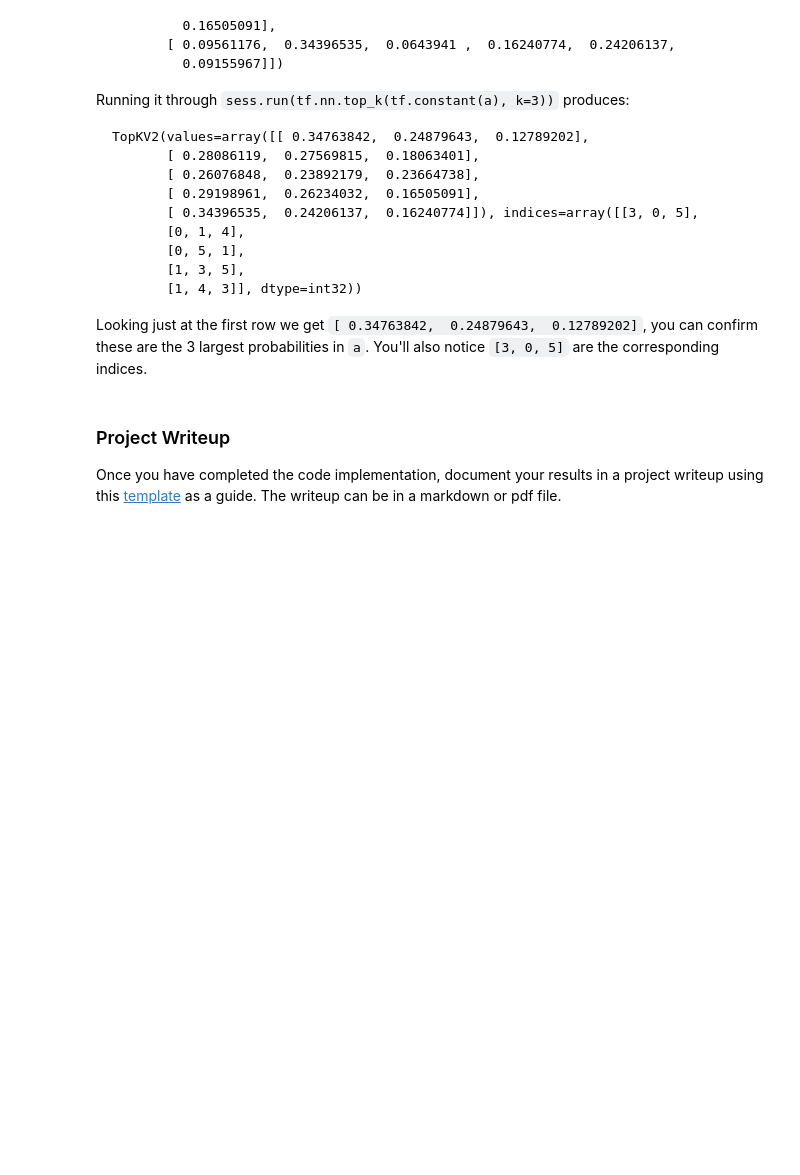
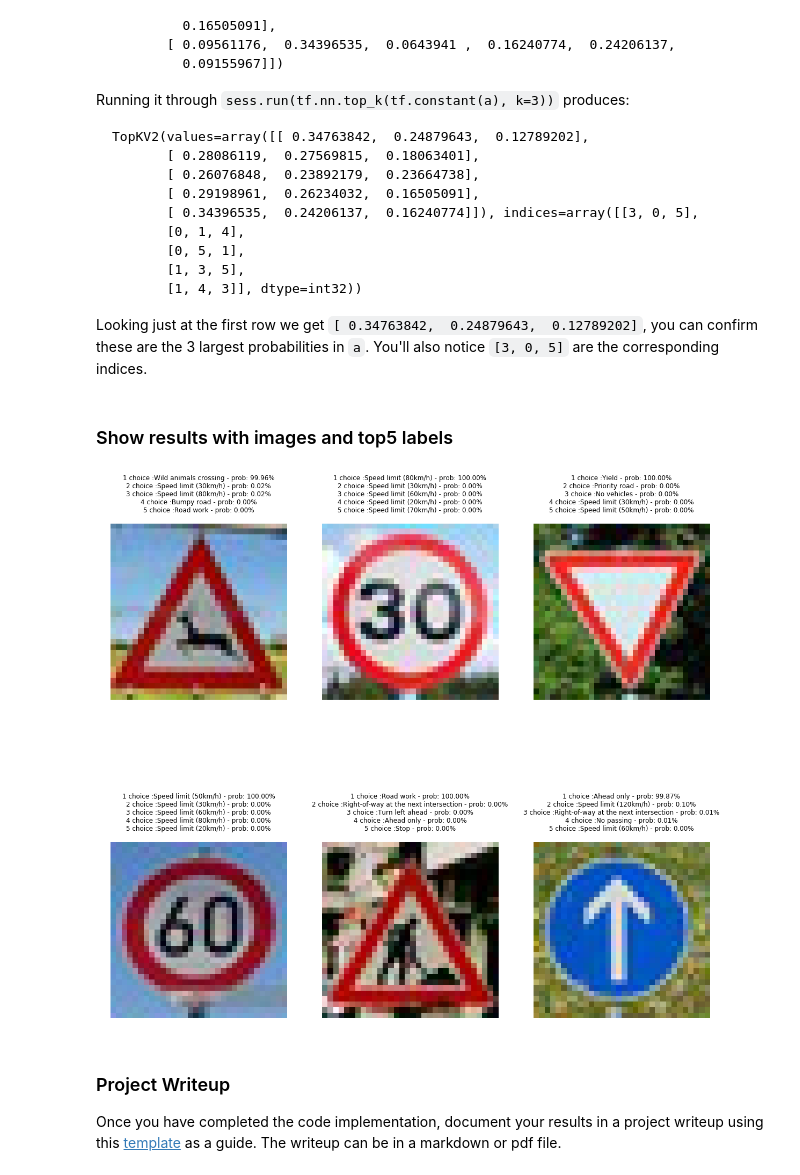
Before and after one commit to dariocazzani/self-driving-car-nanodegree, a Jupyter notebook: CarND-Traffic-Sign-Classifier-Project-master/Traffic_Sign_Classifier.ipynb, the cells around one changed output. Saved outputs shown, nothing was run; the diff lists cells and outputs as text; code cells hidden in the pictures; blank space fills up the shorter version.

```diff
--- a/CarND-Traffic-Sign-Classifier-Project-master/Traffic_Sign_Classifier.ipynb
+++ b/CarND-Traffic-Sign-Classifier-Project-master/Traffic_Sign_Classifier.ipynb
@@ -450,2 +498,14 @@ You may find `signnames.csv` useful as it contains mappings from the class id (i
+# %%
+test_images = np.asarray(numpy_images)
+test_labels = np.asarray(list(map(int, names)))
+
+test_images_gray = np.sum(test_images/3, axis=3, keepdims=True)
+
+def indices_to_one_hot(data, n_classes):
+    """Convert an iterable of indices to one-hot encoded labels."""
+    targets = np.array(data).reshape(-1)
+    return np.eye(n_classes)[targets]
+
+test_labels = indices_to_one_hot(test_labels, n_classes)
 # %% [markdown]
 ### Analyze Performance
@@ -454,0 +514,11 @@ You may find `signnames.csv` useful as it contains mappings from the class id (i
+# %%
+feed = {
+        x: test_images_gray,
+        y: test_labels,
+        keep_prob: 1.
+    }
+probabilities, test_accuracy, top5_value = sess.run([softmax, accuracy, top5], feed)
+print('Test accuracy: {:.2f}%'.format(test_accuracy*100))
+probabilities = np.argmax(probabilities, axis=1)
+top5_indexes = top5_value[1]
+top5_probs = top5_value[0]
@@ -495,6 +569,25 @@ Looking just at the first row we get `[ 0.34763842,  0.24879643,  0.12789202]`,
 # %%
 ### Print out the top five softmax probabilities for the predictions on the German traffic sign images found on the web.
 ### Feel free to use as many code cells as needed.
+# %% [markdown]
+### Show results with images and top5 labels
+# %%
+nrows = 2
+ncols = 3
+f, axes = plt.subplots(nrows=nrows, ncols=ncols, figsize=(20, 20))
+image_count = 0
+for r in range(nrows):
+    for c in range(ncols):
+        axes[r, c].imshow(np.asarray(numpy_images[image_count]))
+        axes[r, c].axis('off')
+        title = ''
+        for i in range(5):
+            args = (i+1, get_traffic_sign_description(int(top5_indexes[image_count][i])), top5_probs[image_count][i]*100)
+            title += '{} choice :{} - prob: {:.2f}%\n'.format(*args)
+        axes[r, c].set_title(title)
+        image_count += 1
+# %% [output]
+[figure, added]
 # %% [markdown]
 ### Project Writeup
 
```
Also changed, not shown: parts of 12 cells of this notebook.
